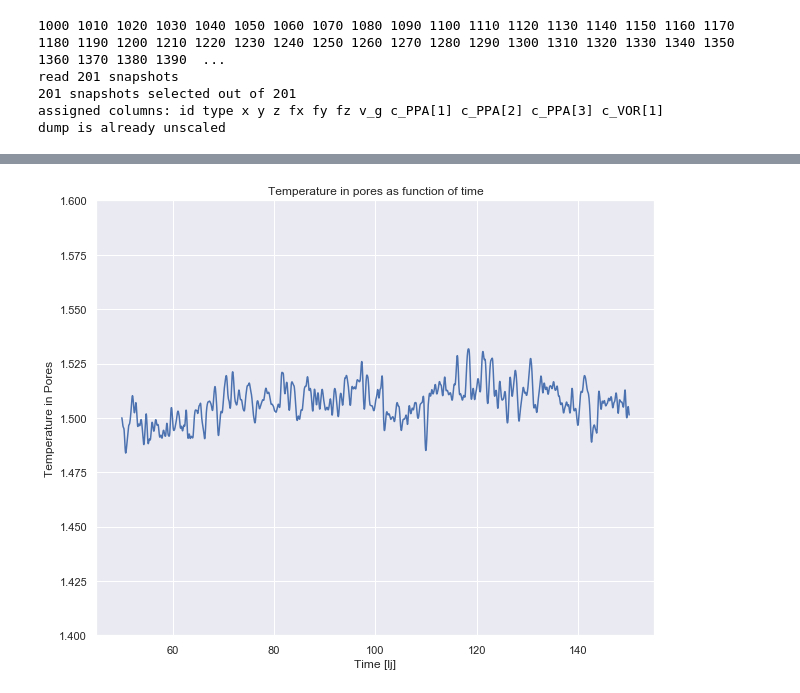
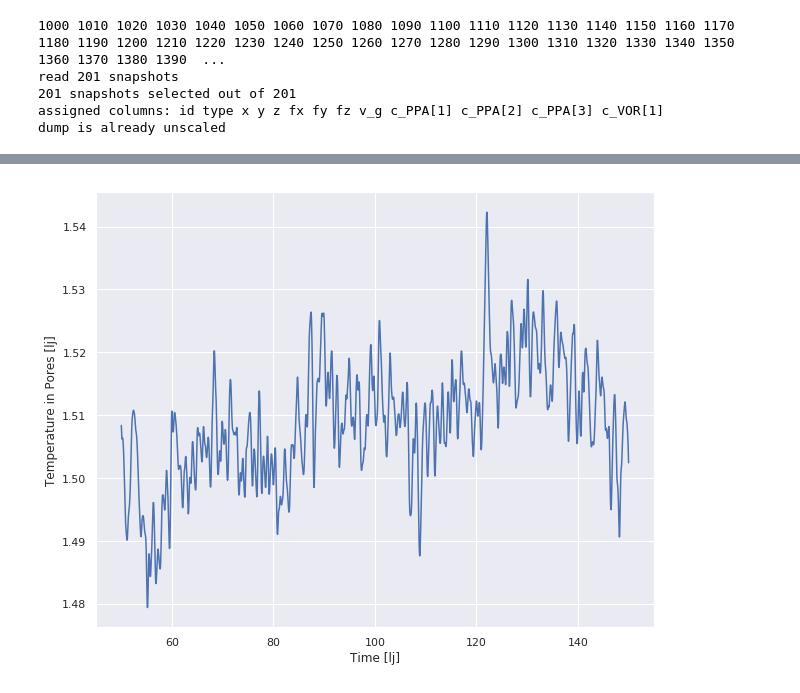
Before and after one commit to auduntre/FYS4460, a Jupyter notebook: Project2/task_e/task_e.ipynb, the cells around one changed output, grey strips where cells are left out. Drawn from its saved outputs; the diff is of its cells as text; code cells hidden in the pictures.

```diff
--- a/Project2/task_e/task_e.ipynb
+++ b/Project2/task_e/task_e.ipynb
@@ -95,13 +95,12 @@ temps = loadtxt("temp.txt")
 msd = loadtxt("msd.txt")[4::5, 1]
 # %%
 plot(temps[:, 0]*0.05, temps[:, 1], )
-ylim(1.40, 1.60)
 xlabel("Time [lj]")
-ylabel("Temperature in Pores")
-title("Temperature in pores as function of time")
+ylabel("Temperature in Pores [lj]")
+#title("Temperature in pores as function of time")
 show()
 # %% [output]
-[figure, old version]
+[figure, new version]
 # %%
 msd_t = temps[:, 0]*0.05
 plot(msd_t, msd)
```
Also changed, not shown: parts of 6 cells of this notebook, 2 other files.
